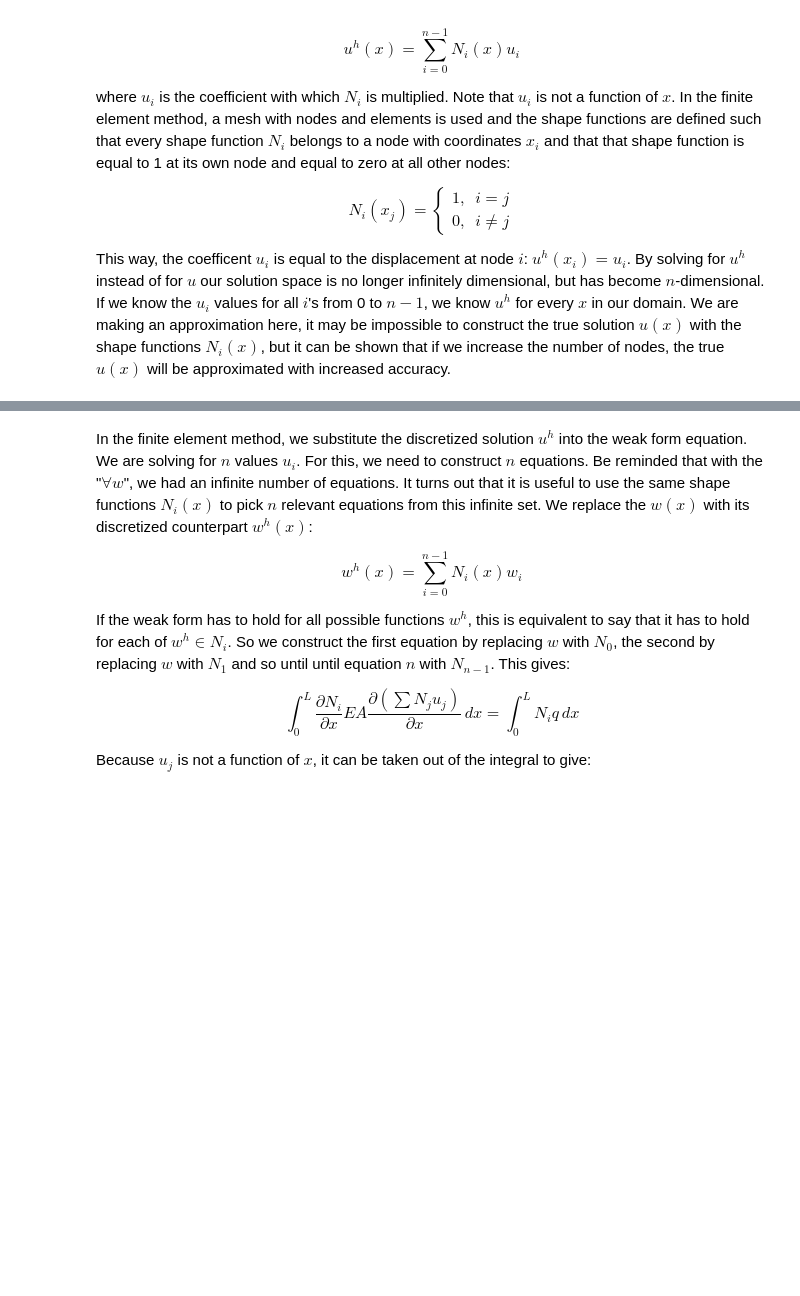
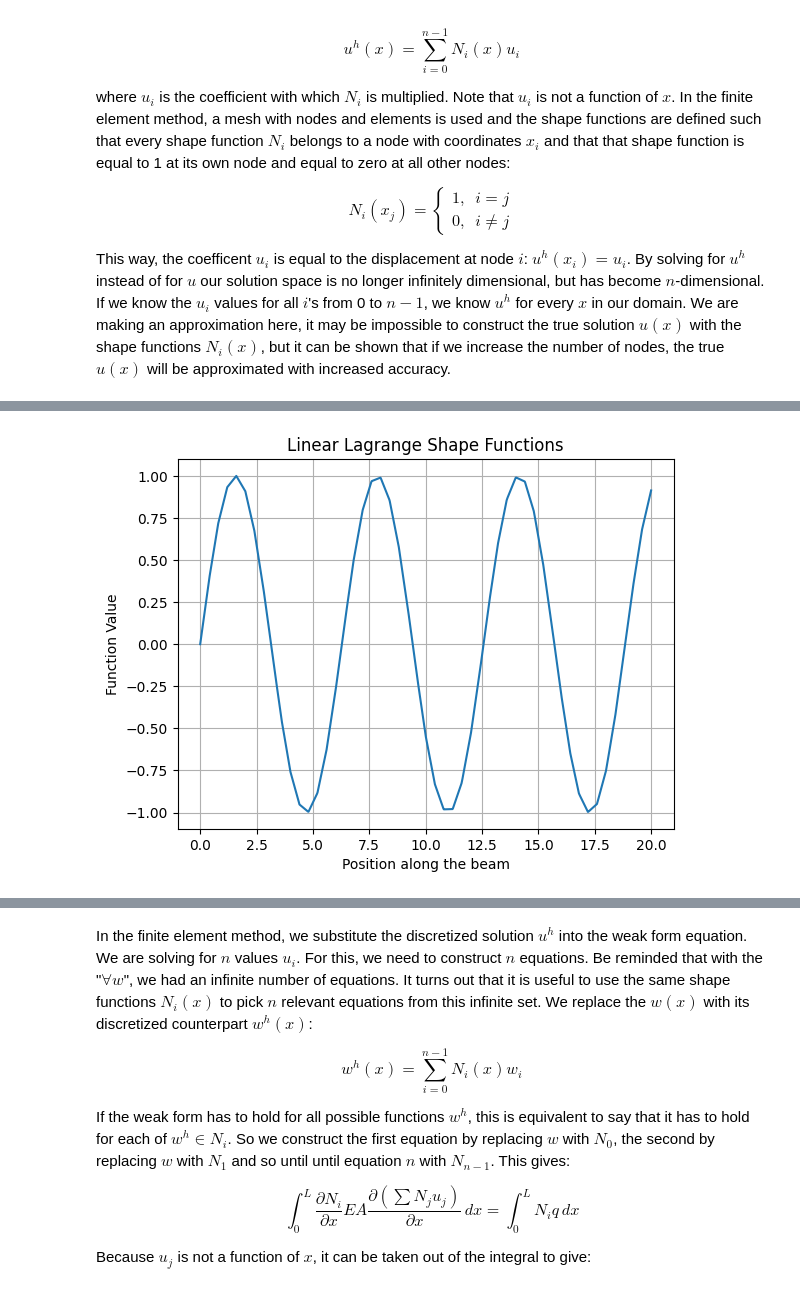
Before and after one commit to TeachBooks/mirror_computational_modelling, a Jupyter notebook: book/Chapter1/chapter1-5_Matrix_form.ipynb, the cells around one changed output, grey strips where cells are left out. Cells and saved outputs as stored; diff of their text form; code cells hidden in the pictures; blank space fills up the shorter version.

Commit message:
Finish shape function code (not interactive)

```diff
--- a/book/Chapter1/chapter1-5_Matrix_form.ipynb
+++ b/book/Chapter1/chapter1-5_Matrix_form.ipynb
@@ -51,0 +14,86 @@ plot_linear_lagrange_shape_functions(beam_length, num_nodes)
+# %%
+beam_length = 5.0
+num_nodes = 6
+
+x = 1.2
+
+for node in num_nodes
+# %%
+import numpy as np
+import matplotlib.pyplot as plt
+
+def relevant_elements(x_value, node_positions):
+    """
+    Find the relevant elements for a given x_value.
+    Args:
+        x_value (float): The x-coordinate.
+        node_positions (numpy.ndarray): Array of node positions.
+    Returns:
+        list: List of element indices containing the x_value.
+    """
+    elements = []
+    for element_number in range(len(node_positions) - 1):
+        if node_positions[element_number] <= x_value <= node_positions[element_number + 1]:
+            elements.append(element_number)
+    return elements
+
+def linear_lagrange_shape_function(x, nodes_x_values, nodes_displacements):
+    """
+    Compute the linear Lagrange shape function for a given x.
+    Args:
+        x (float): The x-coordinate.
+        x0 (float): Left node position.
+        x1 (float): Right node position.
+    Returns:
+        float: The shape function value.
+    """
+
+    ratio = (x - nodes_x_values[0]) / (nodes_x_values[1] - nodes_x_values[0])
+
+
+
+    return (1 - ratio) * nodes_displacements[0] + ratio * nodes_displacements[1]
+
+def function(x):
+    """
+    Define the function to be plotted.
+    Args:
+        x (numpy.ndarray): Input values.
+    Returns:
+        numpy.ndarray: Corresponding function values.
+    """
+    return np.sin(x)
+
+def plot_linear_lagrange_shape_functions(beam_length, num_elements):
+    """
+    Plot linear Lagrange shape functions on a beam.
+    Args:
+        beam_length (float): Total length of the beam.
+        num_elements (int): Number of elements (segments).
+    """
+    num_nodes = num_elements + 1
+    x_at_nodes = np.linspace(0, beam_length, num_nodes)
+    y_at_nodes = function(x_at_nodes)
+
+    x_data = np.linspace(0, beam_length, 1000)
+
+    y_vals = []
+    for x_value in x_data:
+        for element_number in range(num_elements):
+            if x_at_nodes[element_number] <= x_value <= x_at_nodes[element_number + 1]:
+                y_vals.append(linear_lagrange_shape_function(x_value, x_at_nodes[element_number:element_number + 2], y_at_nodes[element_number:element_number + 2]))
+
+    plt.plot(x_data, y_vals)
+
+
+# Example usage:
+beam_length = 20.0  # Total length of the beam
+num_elements = 50   # Number of nodes along the beam
+plot_linear_lagrange_shape_functions(beam_length, num_elements)
+plt.xlabel('Position along the beam')
+plt.ylabel('Function Value')
+plt.title('Linear Lagrange Shape Functions')
+plt.grid(True)
+plt.show()
+# %% [output]
+[figure, added]
```
Also changed, not shown: parts of 2 cells of this notebook.
